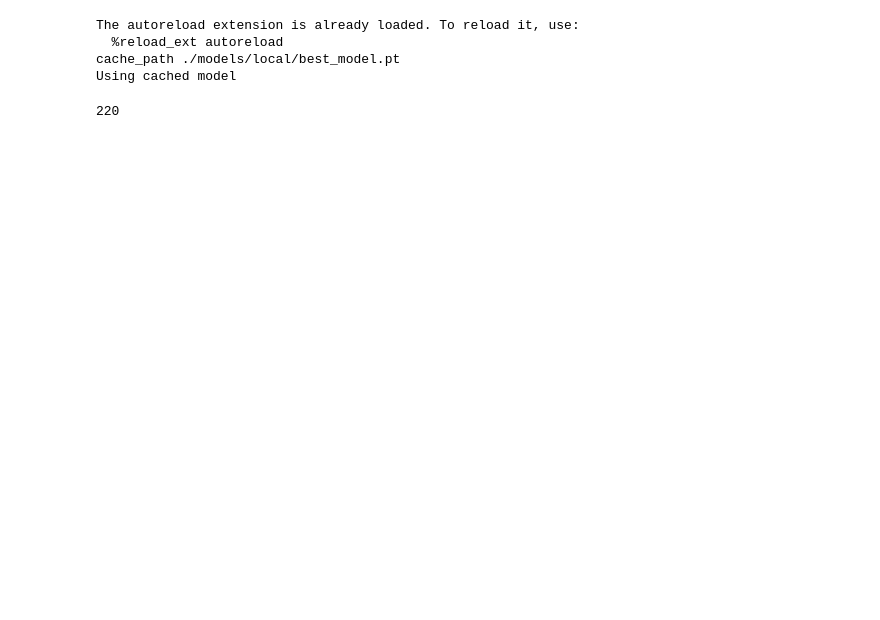
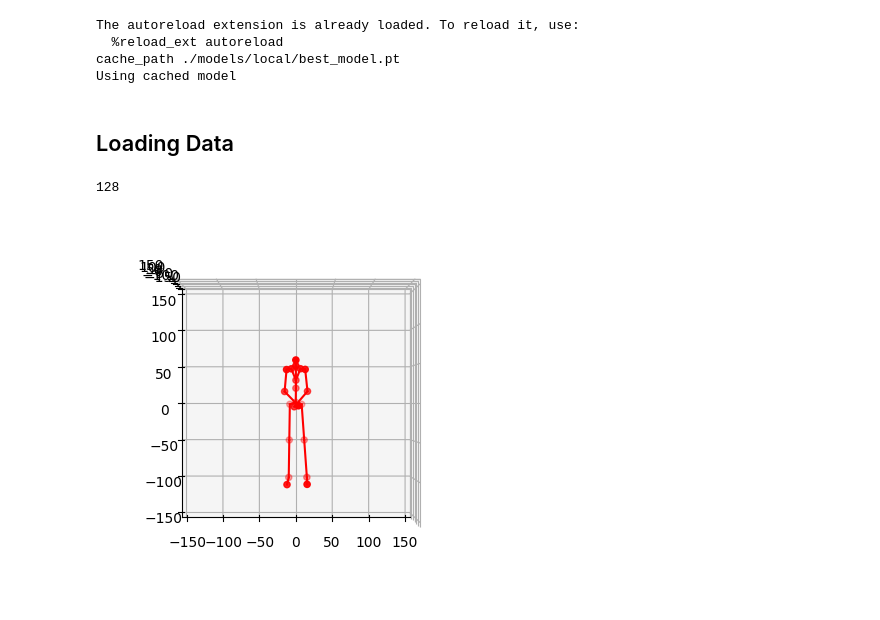
Before and after one commit to sinzlab/retarget, a Jupyter notebook: inference_demo.ipynb, the cells around one changed output. Cells and saved outputs as stored; diff of their text form; code cells hidden in the pictures; blank space fills up the shorter version.

```diff
--- a/inference_demo.ipynb
+++ b/inference_demo.ipynb
@@ -15,11 +18,23 @@ The autoreload extension is already loaded. To reload it, use:
   %reload_ext autoreload
 cache_path ./models/local/best_model.pt
 Using cached model
+# %% [markdown]
+## Loading Data
 # %%
-animation, _, _ = load('./data/Combined/test/bandai-namco/dataset-2_wave-right-hand_normal_030.bvh')
-data = animation.as_graph()
-batch, mask = tokenizer.encode(data)
+# load an example animation
+animation, _, _ = load('./data/Combined/test/bandai-namco/dataset-1_bow_active_001.bvh')
 
+# display the number of frames
 len(animation)
 # %% [output]
-220
+128
+# %%
+# plot an example frame
+ax = plt.axes(projection='3d')
+plot_pose(animation.positions[28], animation.edges, c='r', ax=ax)
+ax.set_xlim(-150, 150)
+ax.set_ylim(-150, 150)
+ax.set_zlim(-150, 150)
+plt.show()
+# %% [output]
+[figure, added]
```
Also changed, not shown: parts of 5 cells of this notebook.
